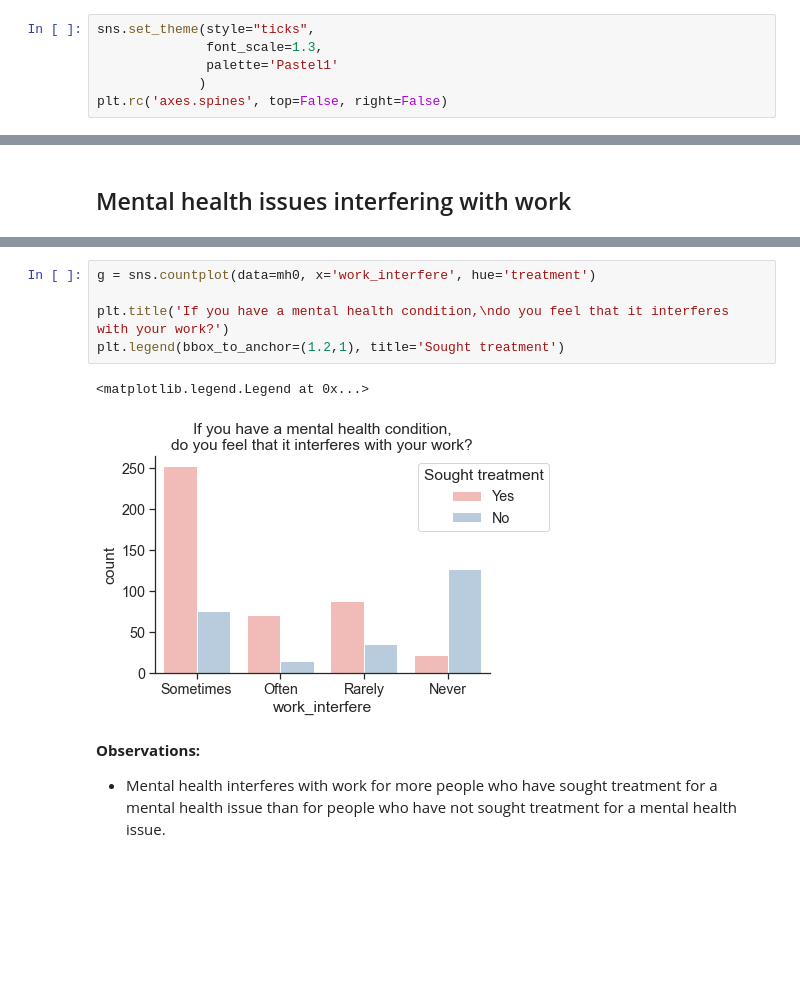
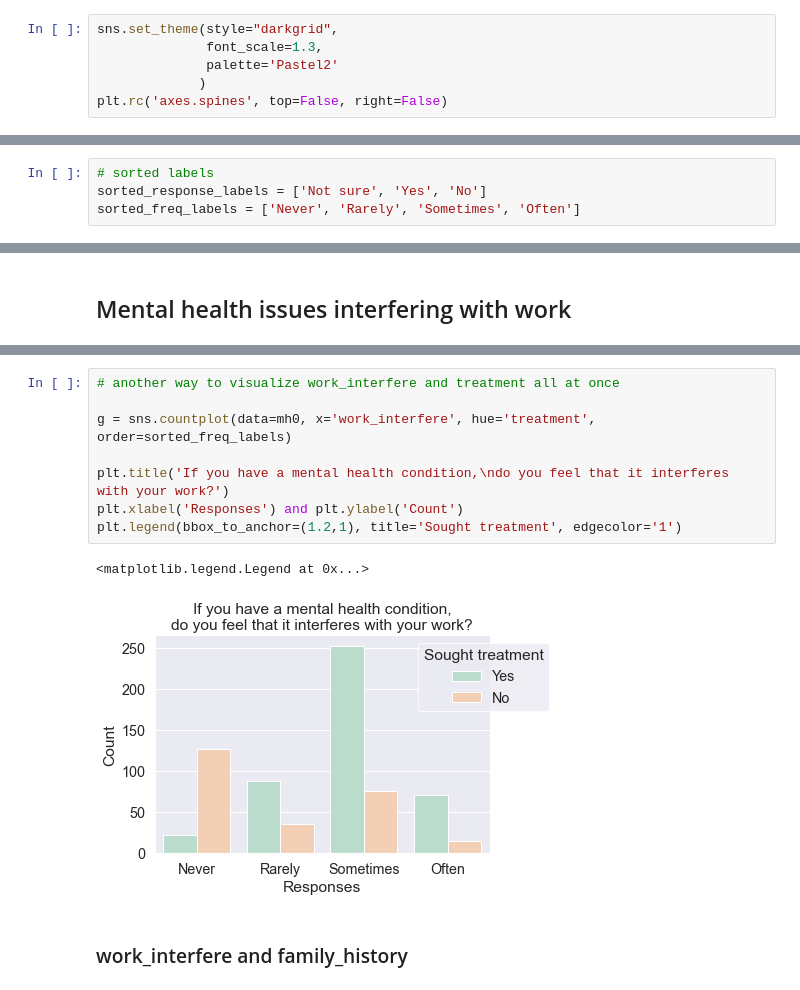
Before and after one commit to cltomiyama/MentalHealthSurvey_analysis, a Jupyter notebook: analysis/gale/analysis_notebook_gc.ipynb, the cells around one changed output, grey strips where cells are left out. Saved outputs shown, nothing was run; the diff lists cells and outputs as text; blank space fills up the shorter version.

Commit message:
Revised exploratory data analysis to include more graphs, comments, and variables

```diff
--- a/analysis/gale/analysis_notebook_gc.ipynb
+++ b/analysis/gale/analysis_notebook_gc.ipynb
@@ -12,9 +12,9 @@ from pandas_profiling import ProfileReport
 # %% [markdown]
 #### Seaborn figure theme
 # %%
-sns.set_theme(style="ticks",
+sns.set_theme(style="darkgrid",
               font_scale=1.3,
-              palette='Pastel1'
+              palette='Pastel2'
              )
 plt.rc('axes.spines', top=False, right=False)
 # %% [markdown]
@@ -76,2 +97,6 @@ sorted_response_labels = ['Not sure', 'Yes', 'No']
+# %%
+# sorted labels
+sorted_response_labels = ['Not sure', 'Yes', 'No']
+sorted_freq_labels = ['Never', 'Rarely', 'Sometimes', 'Often']
 # %% [markdown]
 ## Frequency of mental health issues
@@ -195,11 +201,13 @@ mh0.groupby('treatment')['work_interfere'].value_counts().to_frame()
 # %%
-g = sns.countplot(data=mh0, x='work_interfere', hue='treatment')
+# another way to visualize work_interfere and treatment all at once
+
+g = sns.countplot(data=mh0, x='work_interfere', hue='treatment', order=sorted_freq_labels)
 
 plt.title('If you have a mental health condition,\ndo you feel that it interferes with your work?')
-plt.legend(bbox_to_anchor=(1.2,1), title='Sought treatment')
+plt.xlabel('Responses') and plt.ylabel('Count')
+plt.legend(bbox_to_anchor=(1.2,1), title='Sought treatment', edgecolor='1')
 # %% [output]
 <matplotlib.legend.Legend at 0x...>
-[figure, old version]
+[figure, new version]
-# %% [markdown]
-**Observations:**
-- Mental health interferes with work for more people who have sought treatment for a mental health issue than for people who have not sought treatment for a mental health issue.
+# %% [markdown]
+### work_interfere and family_history
```
Also changed, not shown: parts of 43 cells of this notebook.
